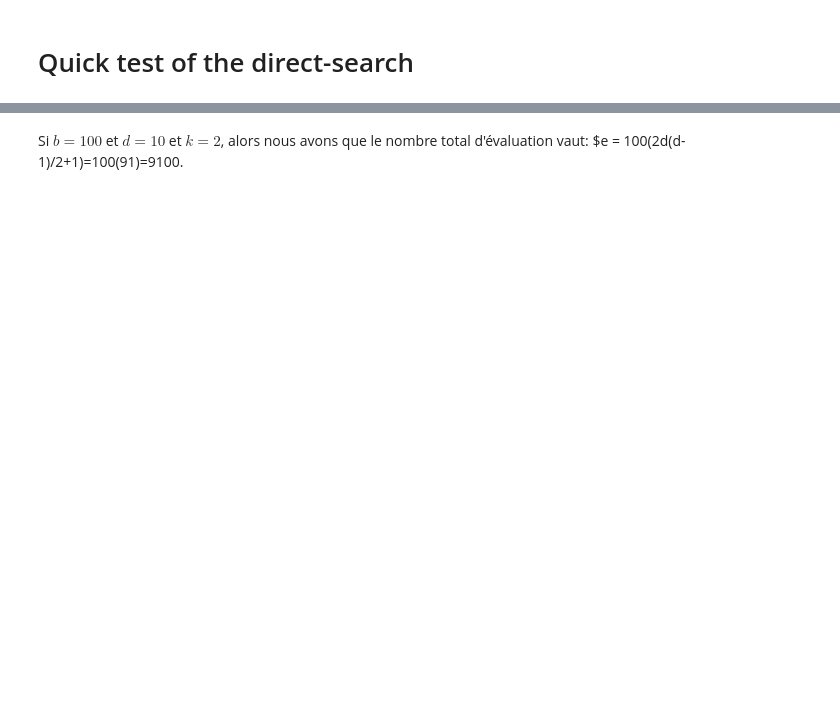
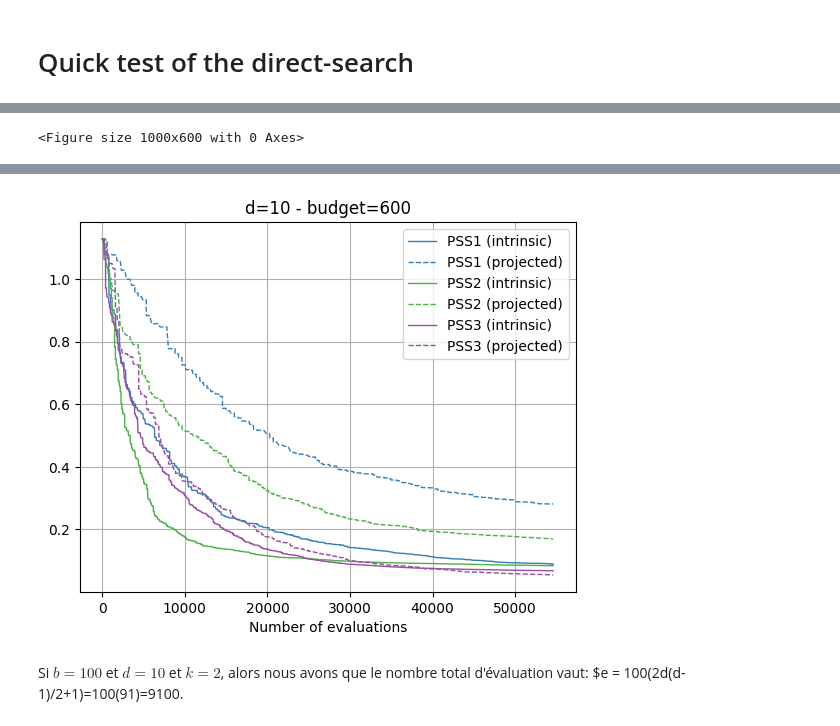
Before and after one commit to bastiencavarretta/intrinsic-vs-projected-directsearch, a Jupyter notebook: synchronization_rotations/render_results.ipynb, the cells around one changed output, grey strips where cells are left out. Cells and saved outputs as stored; diff of their text form; code cells hidden in the pictures; blank space fills up the shorter version.

```diff
--- a/synchronization_rotations/render_results.ipynb
+++ b/synchronization_rotations/render_results.ipynb
@@ -92,0 +95,67 @@ Convergence criterion: full budget used
+# %%
+from unittest import result
+
+from ProblemSynchRotations import ProblemSynchRotations
+from directsearch import directsearch
+import itertools
+import numpy as np
+import matplotlib.pyplot as plt
+import matplotlib as mpl
+
+
+budget = 600
+n = 2
+warmstart = 1.
+vd = [10]
+vinstance = np.arange(0, 1, 1).tolist()
+psstypes = [1,2,3]
+projections = [0,1]
+rotations = [1]
+simplextypes = [0] #euclidean
+
+
+cmapproj = mpl.colormaps["Set1"].colors[1:4]
+cmapnoproj = mpl.colormaps["Set1"].colors[1:4]
+cmap = [cmapnoproj, cmapproj]
+linestyles = ["-", "--"]
+linewidths = [2, 1]
+variants = ["intrinsic", "projected"]
+VF = []
+for d in vd:
+    plt.figure(figsize=(10, 6))
+    plt.show()
+    for instance in vinstance:
+        problem = ProblemSynchRotations(d=d,n=n, p=1, eps=1e-6, seed=0,warmstart = warmstart)
+
+        for psstype, projection, rotation, simplextype in itertools.product(psstypes, projections, rotations, simplextypes):
+            print(f"Running with psstype={psstype}, projection={projection}, rotation={rotation}, budget={budget}, simplextype={simplextype}")
+            result_ds = directsearch(
+                problem,
+                simplexbudget=budget,
+                projection=projection,
+                psstype=psstype,
+                rotation=rotation,
+                c = 0.01,
+                printing=True)
+            res = result_ds
+            vf = res["vf"]
+            vx = np.cumsum(res["per_iteration_evaluations"])
+            cvg = res["stopcriterion"]
+            print(f"Convergence criterion: {cvg}")
+            # print(vx)
+            plt.plot(
+            vx,vf,
+            color=cmap[projection][psstype - 1],
+            linestyle=linestyles[projection],
+            linewidth=linewidths[rotation],
+            label=f"PSS{psstype} ({variants[projection]})",
+            )
+            VF.append(vf[-1])
+    plt.grid()
+    plt.title(f"d={d} - budget={budget}")
+
+    plt.xlabel("Number of evaluations")
+    plt.legend()
+    print(VF)
+# %% [output]
+<Figure size 1000x600 with 0 Axes>
@@ -93,3 +179,4 @@ Convergence criterion: full budget used
+[figure, added]
 # %% [markdown]
 Si $b = 100$ et $d = 10$ et $k=2$, alors nous avons que le nombre total d'évaluation vaut:
 $e = 100(2d(d-1)/2+1)=100(91)=9100.
```
Also changed, not shown: parts of 4 cells of this notebook.
